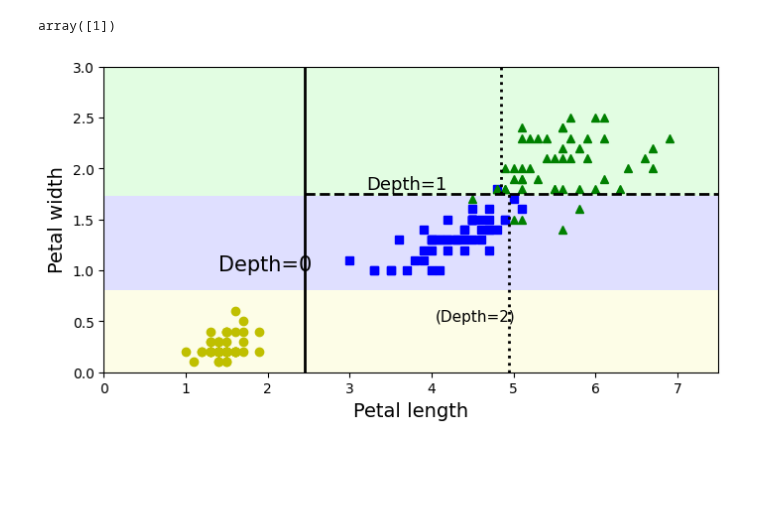
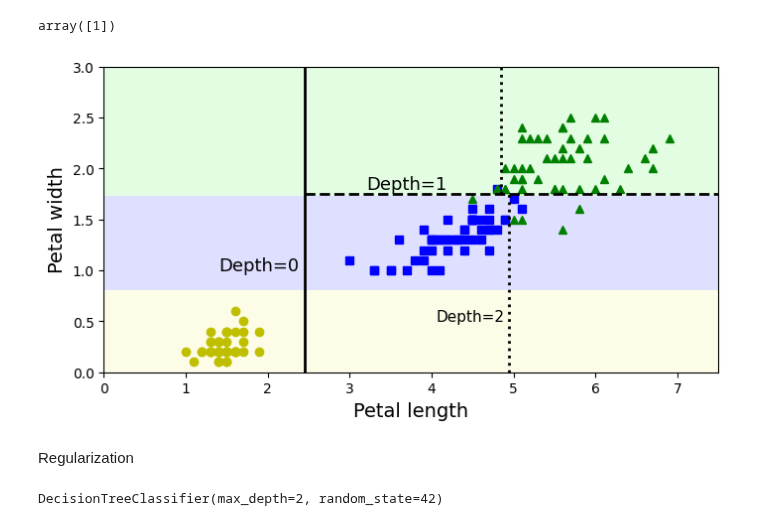
Before and after one commit to hassin070/hands_on_ML_, a Jupyter notebook: chapter_6.ipynb, the cells around one changed output. Cells and saved outputs as stored; diff of their text form; code cells hidden in the pictures; blank space fills up the shorter version.

```diff
--- a/chapter_6.ipynb
+++ b/chapter_6.ipynb
@@ -46,33 +46,40 @@ def plot_decision_boundary(clf, X, y, axes=[0,7.5,0,3], iris=True, legend=False,
    X_new = np.c_[x1.ravel(), x2.ravel()]
    y_pred = clf.predict(X_new).reshape(x1.shape)
    custom_cmap = ListedColormap(['#fafab0','#9898ff','#a0faa0'])
    plt.contourf(x1, x2, y_pred, alpha=0.3, cmap=custom_cmap)
    if not iris:
         custom_cmap2 = ListedColormap(['#7d7d58','#4c4c7f','#507d50'])
         plt.contour(x1, x2, y_pred, cmap=custom_cmap2, alpha=0.8)
    if plot_training:
         plt.plot(X[:, 0][y==0], X[:, 1][y==0], "yo", label="Iris setosa")
         plt.plot(X[:, 0][y==1], X[:, 1][y==1], "bs", label="Iris versicolor")
         plt.plot(X[:, 0][y==2], X[:, 1][y==2], "g^", label="Iris virginica")
         plt.axis(axes)
    if iris:
         plt.xlabel("Petal length", fontsize=14)
         plt.ylabel("Petal width", fontsize=14)
    else:
         plt.xlabel(r"$x_1$", fontsize=18)
         plt.ylabel(r"$x_2$", fontsize=18, rotation=0)
    if legend:
         plt.legend(loc="lower right", fontsize=14)
 
 plt.figure(figsize=(8, 4))
 plot_decision_boundary(tree_clf, X, y)
 plt.plot([2.45, 2.45], [0, 3], "k-", linewidth=2)
 plt.plot([2.45, 7.5], [1.75, 1.75], "k--", linewidth=2)
 plt.plot([4.95, 4.95], [0, 1.75], "k:", linewidth=2)
 plt.plot([4.85, 4.85], [1.75, 3], "k:", linewidth=2)
-plt.text(1.40, 1.0, "Depth=0", fontsize=15)
+plt.text(1.40, 1.0, "Depth=0", fontsize=13)
 plt.text(3.2, 1.80, "Depth=1", fontsize=13)
-plt.text(4.05, 0.5, "(Depth=2)", fontsize=11)
+plt.text(4.05, 0.5, "Depth=2", fontsize=11)
 plt.show()
 # %% [output]
-[figure, old version]
+[figure, new version]
+# %% [markdown]
+Regularization
+# %%
+tree_clf_tweaked = DecisionTreeClassifier(max_depth=2, random_state=42)
+tree_clf_tweaked.fit(X, y)
+# %% [output]
+DecisionTreeClassifier(max_depth=2, random_state=42)
```
Also changed, not shown: parts of 8 cells of this notebook.
